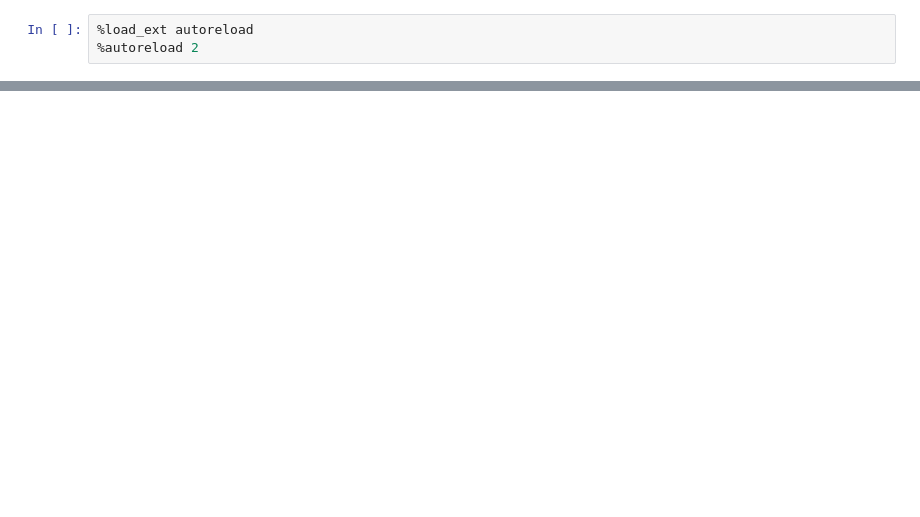
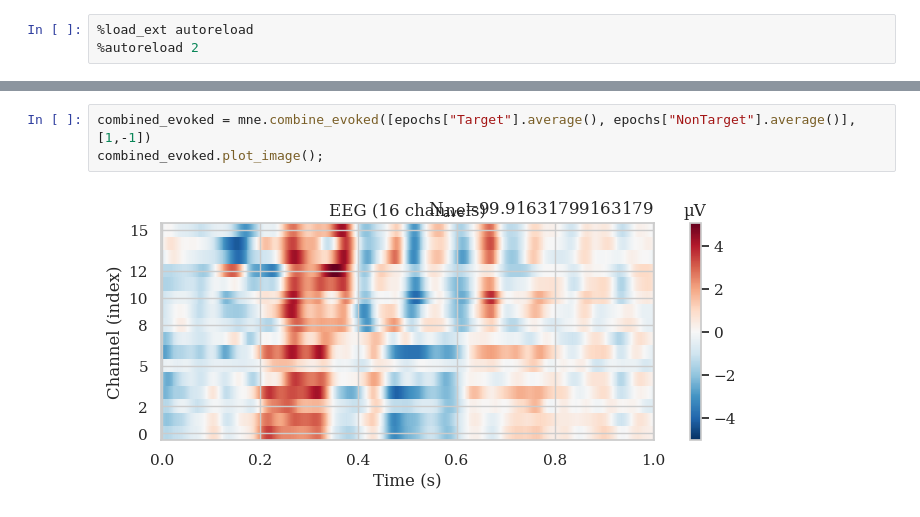
Before and after one commit to isacostamaia/data_exploration_EEG, a Jupyter notebook: moabb_cattan.ipynb, the cells around one changed output, grey strips where cells are left out. Drawn from its saved outputs; the diff is of its cells as text; blank space fills up the shorter version.

```diff
--- a/moabb_cattan.ipynb
+++ b/moabb_cattan.ipynb
@@ -176,0 +104,5 @@ ax.set(xlabel="Time (ms)", ylabel="GFP (µV)", title="Global Field Power")
+# %%
+combined_evoked = mne.combine_evoked([epochs["Target"].average(), epochs["NonTarget"].average()], [1,-1])
+combined_evoked.plot_image();
+# %% [output]
+[figure, added]
```
Also changed, not shown: parts of 30 cells of this notebook, 4 other files.
